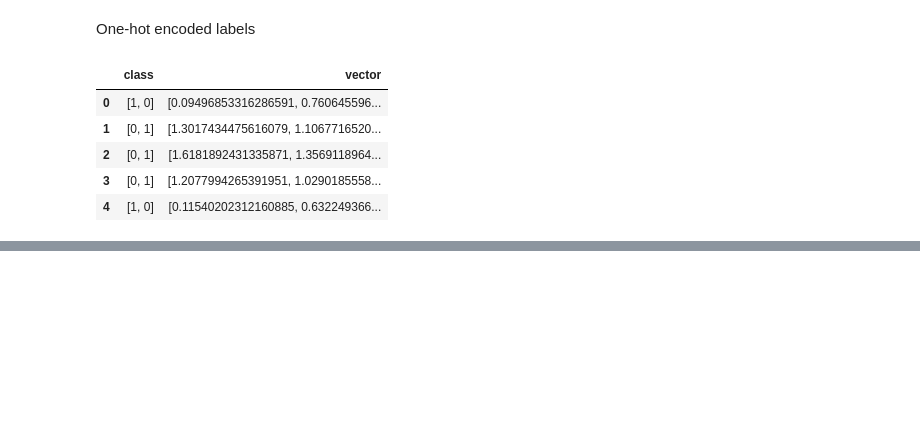
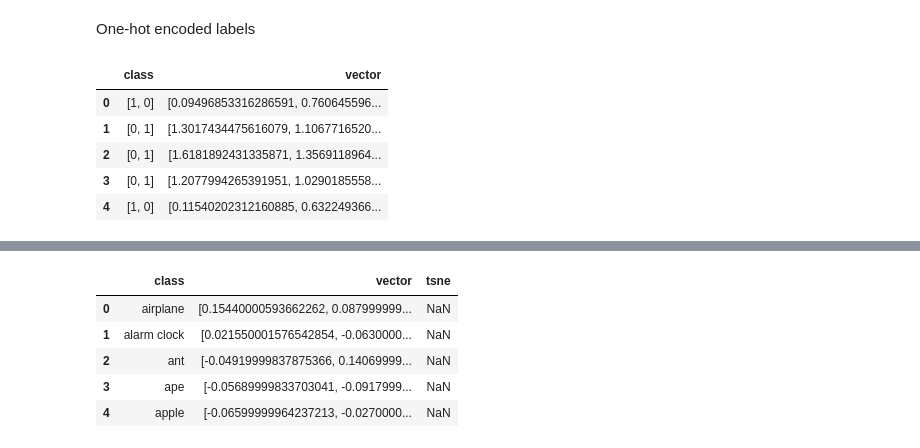
Before and after one commit to fcoclavero/vscvs, a Jupyter notebook: experiments/datasets.ipynb, the cells around one changed output, grey strips where cells are left out. Saved outputs shown, nothing was run; the diff lists cells and outputs as text; code cells hidden in the pictures; blank space fills up the shorter version.

```diff
--- a/experiments/datasets.ipynb
+++ b/experiments/datasets.ipynb
@@ -109,0 +155,14 @@ pickle.dump(data, open(os.path.join(ROOT_DIR, 'static', 'pickles', 'discriminato
+# %%
+# Generate word vectors
+
+from modules.wordvectors.en import document_vector
+
+classes['vector'] = classes['class'].apply(document_vector)
+classes.head()
+# %% [output]
+|  | class | vector | tsne |
+| 0 | airplane | [0.15440000593662262, 0.087999999... | NaN |
+| 1 | alarm clock | [0.021550001576542854, -0.0630000... | NaN |
+| 2 | ant | [-0.04919999837875366, 0.14069999... | NaN |
+| 3 | ape | [-0.05689999833703041, -0.0917999... | NaN |
+| 4 | apple | [-0.06599999964237213, -0.0270000... | NaN |
```
Also changed, not shown: parts of 6 cells of this notebook.
